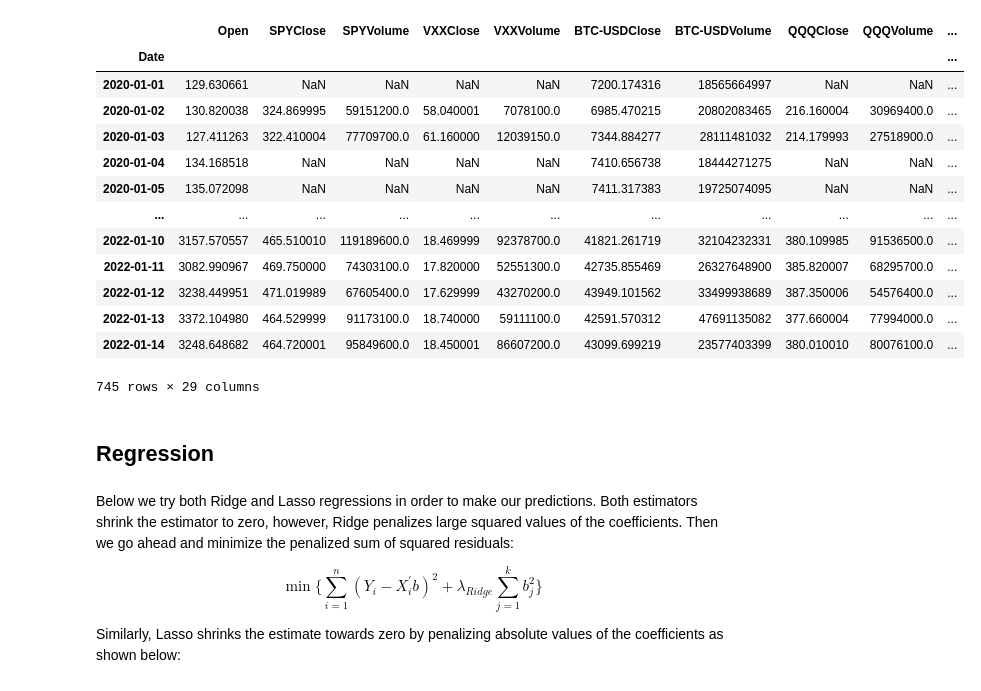
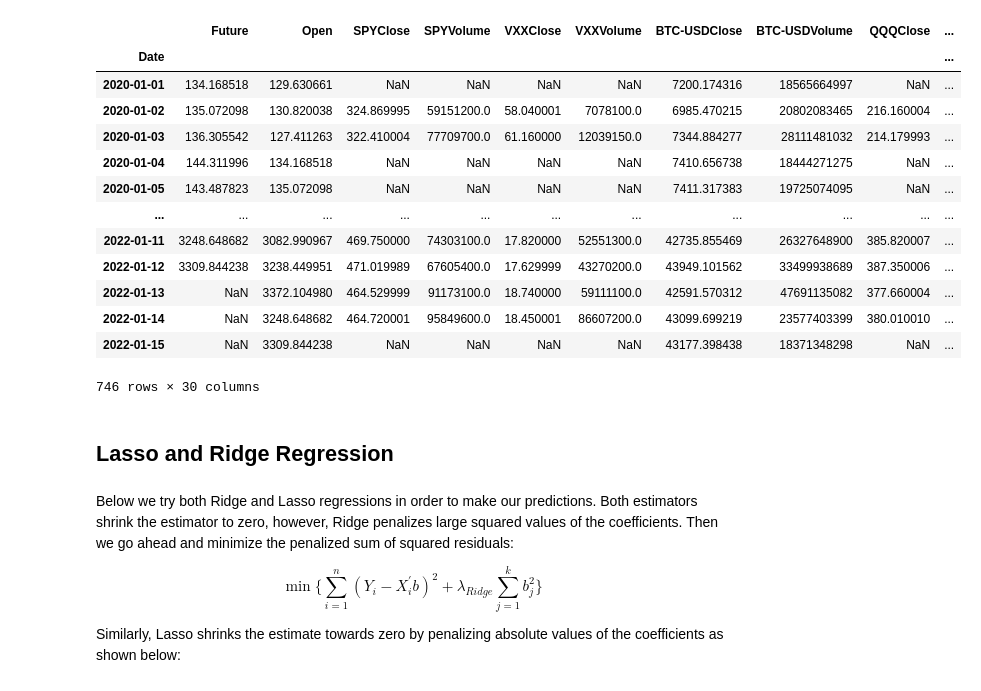
Before and after one commit to dsaha04/Trading-Algo, a Jupyter notebook: tradingalgo.ipynb, the cells around one changed output. Cells and saved outputs as stored; diff of their text form; code cells hidden in the pictures.

```diff
--- a/tradingalgo.ipynb
+++ b/tradingalgo.ipynb
@@ -20,39 +23,44 @@ import datetime
 import yfinance as yf
 import csv
 # %%
+n = 3 # DAYS IN THE FUTURE TO PREDICT
+
+
 df = pdr.DataReader('ETH-USD',data_source='yahoo' ,start='2020-01-01',end=datetime.date.today())
 df = df[['Open']]#,'High','Low','Close','Volume']]
 
 # YF FEATURES
 yf_features = ['SPY','VXX','BTC-USD','QQQ','XLP','TSLA','GLD','TBT','DOGE-USD','LTC-USD','XRP-USD','ADA-USD','LTPZ',]
 for val in yf_features:
     df = df.join(pdr.DataReader(val,data_source='yahoo',start='2020-01-01',end=datetime.date.today())[['Close','Volume']].rename(columns={"Close":val+"Close", "Volume":val+"Volume"}))
 df = df[:-1]
 
 # FRED FEATURES
 fred_features = ['GS10', 'CPIAUCSL']
 for val in fred_features:
     df = df.join(pdr.get_data_fred(val,start='2020-01-01'))
 
+df.insert(0,'Future',df['Open'].shift(-n))
+# df['Future'] = df['Open'].shift(-1)
 df
 # %% [output]
-|  | Open | SPYClose | SPYVolume | VXXClose | VXXVolume | BTC-USDClose | BTC-USDVolume | QQQClose | QQQVolume | ... |
+|  | Future | Open | SPYClose | SPYVolume | VXXClose | VXXVolume | BTC-USDClose | BTC-USDVolume | QQQClose | ... |
 | Date |  |  |  |  |  |  |  |  |  | ... |
-| 2020-01-01 | 129.630661 | NaN | NaN | NaN | NaN | 7200.174316 | 18565664997 | NaN | NaN | ... |
-| 2020-01-02 | 130.820038 | 324.869995 | 59151200.0 | 58.040001 | 7078100.0 | 6985.470215 | 20802083465 | 216.160004 | 30969400.0 | ... |
-| 2020-01-03 | 127.411263 | 322.410004 | 77709700.0 | 61.160000 | 12039150.0 | 7344.884277 | 28111481032 | 214.179993 | 27518900.0 | ... |
-| 2020-01-04 | 134.168518 | NaN | NaN | NaN | NaN | 7410.656738 | 18444271275 | NaN | NaN | ... |
-| 2020-01-05 | 135.072098 | NaN | NaN | NaN | NaN | 7411.317383 | 19725074095 | NaN | NaN | ... |
+| 2020-01-01 | 134.168518 | 129.630661 | NaN | NaN | NaN | NaN | 7200.174316 | 18565664997 | NaN | ... |
+| 2020-01-02 | 135.072098 | 130.820038 | 324.869995 | 59151200.0 | 58.040001 | 7078100.0 | 6985.470215 | 20802083465 | 216.160004 | ... |
+| 2020-01-03 | 136.305542 | 127.411263 | 322.410004 | 77709700.0 | 61.160000 | 12039150.0 | 7344.884277 | 28111481032 | 214.179993 | ... |
+| 2020-01-04 | 144.311996 | 134.168518 | NaN | NaN | NaN | NaN | 7410.656738 | 18444271275 | NaN | ... |
+| 2020-01-05 | 143.487823 | 135.072098 | NaN | NaN | NaN | NaN | 7411.317383 | 19725074095 | NaN | ... |
 | ... | ... | ... | ... | ... | ... | ... | ... | ... | ... | ... |
-| 2022-01-10 | 3157.570557 | 465.510010 | 119189600.0 | 18.469999 | 92378700.0 | 41821.261719 | 32104232331 | 380.109985 | 91536500.0 | ... |
-| 2022-01-11 | 3082.990967 | 469.750000 | 74303100.0 | 17.820000 | 52551300.0 | 42735.855469 | 26327648900 | 385.820007 | 68295700.0 | ... |
-| 2022-01-12 | 3238.449951 | 471.019989 | 67605400.0 | 17.629999 | 43270200.0 | 43949.101562 | 33499938689 | 387.350006 | 54576400.0 | ... |
-| 2022-01-13 | 3372.104980 | 464.529999 | 91173100.0 | 18.740000 | 59111100.0 | 42591.570312 | 47691135082 | 377.660004 | 77994000.0 | ... |
-| 2022-01-14 | 3248.648682 | 464.720001 | 95849600.0 | 18.450001 | 86607200.0 | 43099.699219 | 23577403399 | 380.010010 | 80076100.0 | ... |
+| 2022-01-11 | 3248.648682 | 3082.990967 | 469.750000 | 74303100.0 | 17.820000 | 52551300.0 | 42735.855469 | 26327648900 | 385.820007 | ... |
+| 2022-01-12 | 3309.844238 | 3238.449951 | 471.019989 | 67605400.0 | 17.629999 | 43270200.0 | 43949.101562 | 33499938689 | 387.350006 | ... |
+| 2022-01-13 | NaN | 3372.104980 | 464.529999 | 91173100.0 | 18.740000 | 59111100.0 | 42591.570312 | 47691135082 | 377.660004 | ... |
+| 2022-01-14 | NaN | 3248.648682 | 464.720001 | 95849600.0 | 18.450001 | 86607200.0 | 43099.699219 | 23577403399 | 380.010010 | ... |
+| 2022-01-15 | NaN | 3309.844238 | NaN | NaN | NaN | NaN | 43177.398438 | 18371348298 | NaN | ... |
-745 rows × 29 columns
+746 rows × 30 columns
 # %%
 df2 = df # backup
 # %% [markdown]
-## Regression
+## Lasso and Ridge Regression
 # %%
 # Fills in NaN values for LASSO regression
```
Also changed, not shown: parts of 9 cells of this notebook.
